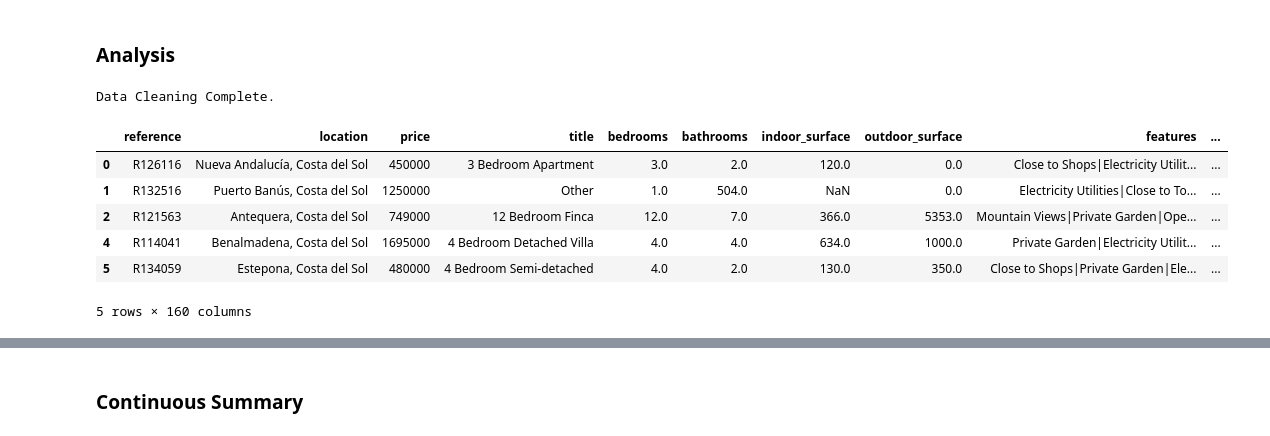
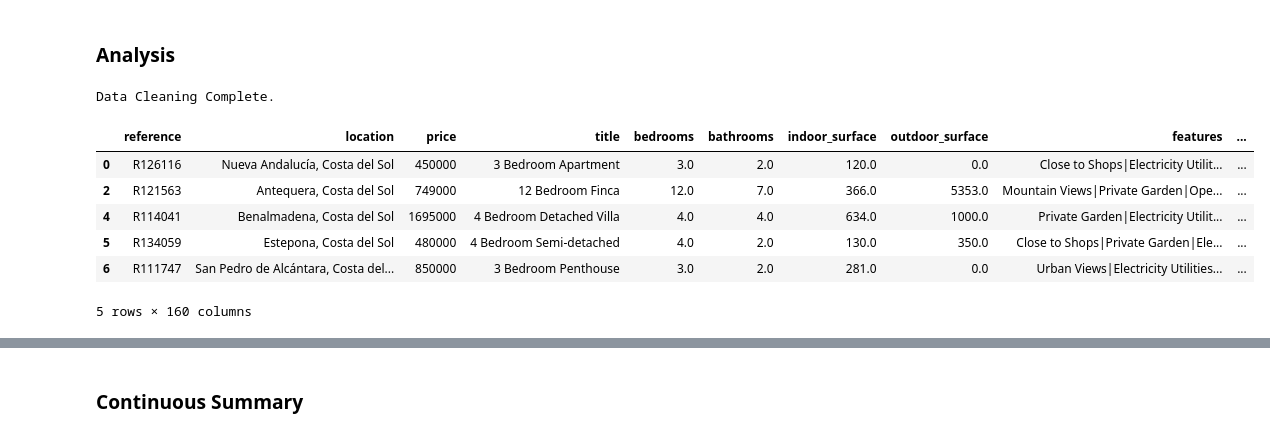
Before and after one commit to saralall/real-estate-price-prediction, a Jupyter notebook: src/Data_analysis.ipynb, the cells around one changed output, grey strips where cells are left out. Drawn from its saved outputs; the diff is of its cells as text; code cells hidden in the pictures.

Commit message:
data analysis cleaned a bit, columns removed, data preprocessed

```diff
--- a/src/Data_analysis.ipynb
+++ b/src/Data_analysis.ipynb
@@ -193,29 +189,24 @@ Final Count:   10605
 # %% [markdown]
 ### Analysis
 # %%
-# --- D. Define Variable Groups ---
-# Continuous
-continuousFeatures = ["price", "bedrooms", "bathrooms", "indoor_surface", "outdoor_surface"]
-
-# Categorical (Main)
-categoricalFeatures = ["city", "region", "property_type"]
-
+categoricalFeatures = df.select_dtypes(include=["object"]).columns.tolist()
+continuousFeatures = df.select_dtypes(include=[np.number]).columns.tolist()
 # Binary (Boolean)
 binaryFeatures = feature_dummies.columns.tolist()
 
 # Total Categorical (Main + Boolean) for analysis
 allCategoricalFeatures = categoricalFeatures + binaryFeatures
 
 print("Data Cleaning Complete.")
 display(df.head())
 # %% [output]
 Data Cleaning Complete.
 |  | reference | location | price | title | bedrooms | bathrooms | indoor_surface | outdoor_surface | features | ... |
 | 0 | R126116 | Nueva Andalucía, Costa del Sol | 450000 | 3 Bedroom Apartment | 3.0 | 2.0 | 120.0 | 0.0 | Close to Shops|Electricity Utilit... | ... |
-| 1 | R132516 | Puerto Banús, Costa del Sol | 1250000 | Other | 1.0 | 504.0 | NaN | 0.0 | Electricity Utilities|Close to To... | ... |
 | 2 | R121563 | Antequera, Costa del Sol | 749000 | 12 Bedroom Finca | 12.0 | 7.0 | 366.0 | 5353.0 | Mountain Views|Private Garden|Ope... | ... |
 | 4 | R114041 | Benalmadena, Costa del Sol | 1695000 | 4 Bedroom Detached Villa | 4.0 | 4.0 | 634.0 | 1000.0 | Private Garden|Electricity Utilit... | ... |
 | 5 | R134059 | Estepona, Costa del Sol | 480000 | 4 Bedroom Semi-detached | 4.0 | 2.0 | 130.0 | 350.0 | Close to Shops|Private Garden|Ele... | ... |
+| 6 | R111747 | San Pedro de Alcántara, Costa del... | 850000 | 3 Bedroom Penthouse | 3.0 | 2.0 | 281.0 | 0.0 | Urban Views|Electricity Utilities... | ... |
 5 rows × 160 columns
 # %%
 display(allCategoricalFeatures)
```
Also changed, not shown: parts of 3 cells of this notebook, 1 other file.
